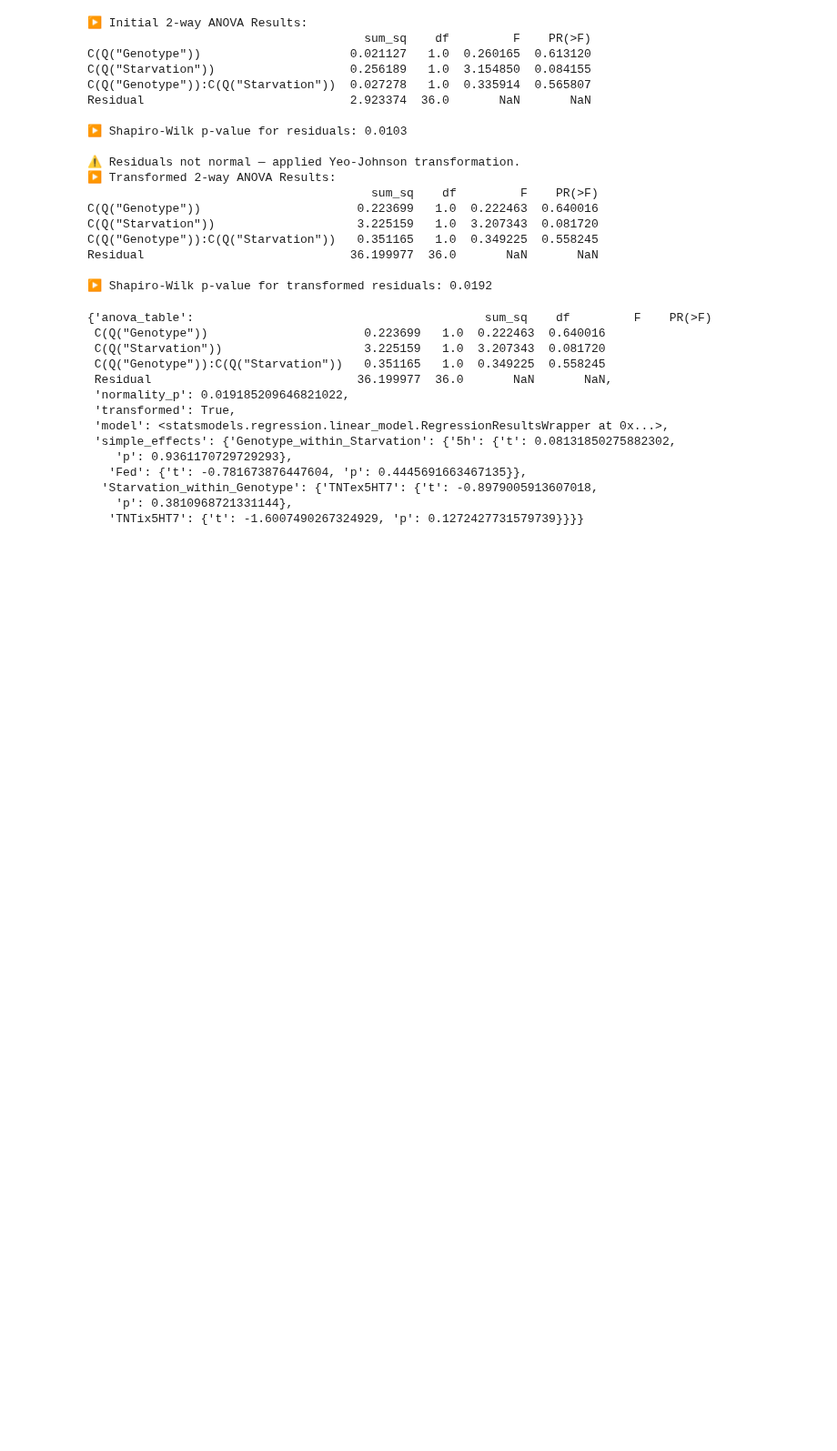
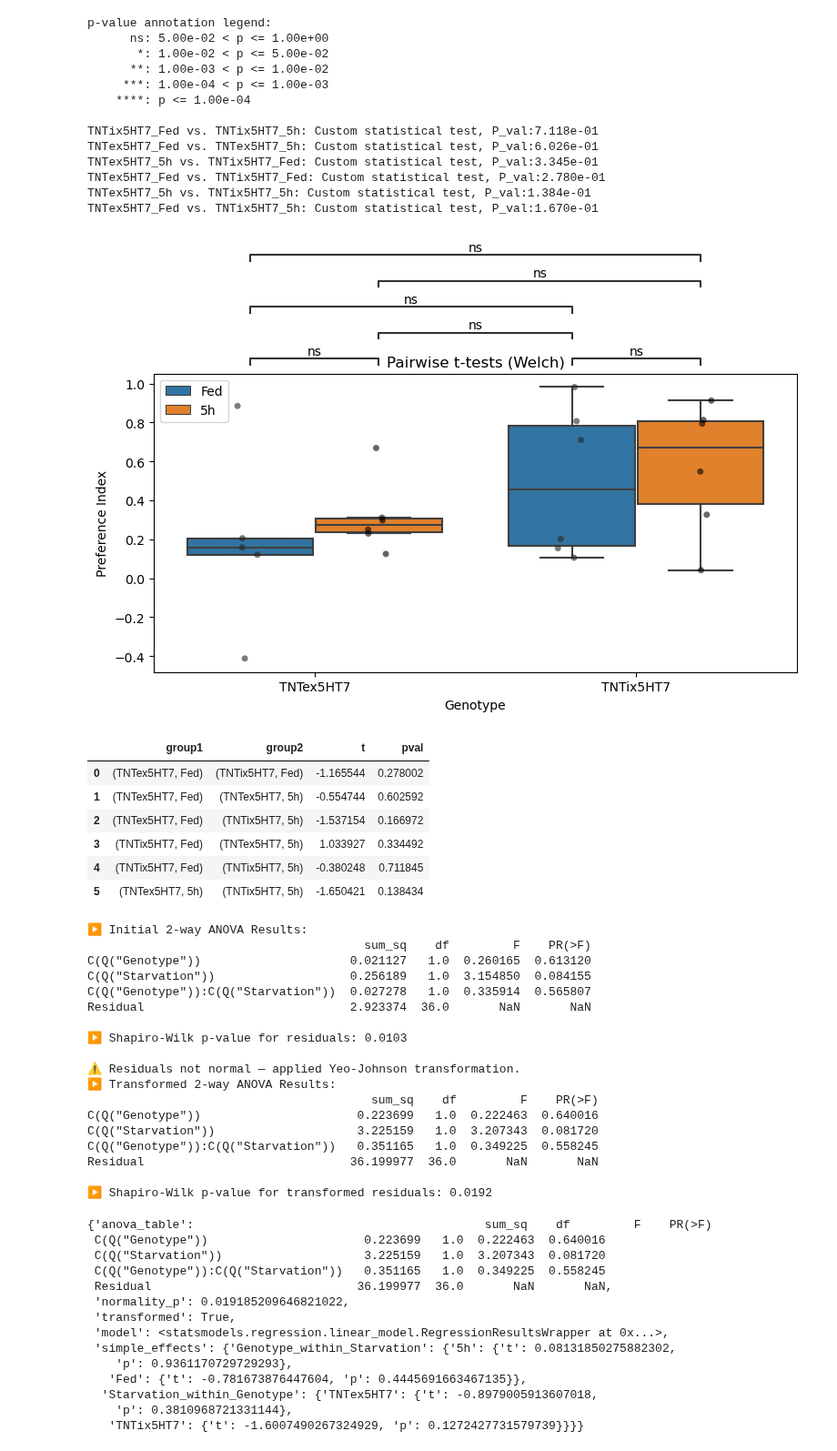
Before and after one commit to HariPNarayanan/larva-locater, a Jupyter notebook: Structured/analysis_bulk.ipynb, the cells around one changed output. Shown at 91% size. Drawn from its saved outputs; the diff is of its cells as text; code cells hidden in the pictures; blank space fills up the shorter version.

```diff
--- a/Structured/analysis_bulk.ipynb
+++ b/Structured/analysis_bulk.ipynb
@@ -273,3 +261,27 @@ Residual                                      NaN
+# %%
+framewise_stats.pairwise_ttests_plot(frame_df, trial_averages=True, test="mann-whitney")
+# %% [output]
+p-value annotation legend:
+      ns: 5.00e-02 < p <= 1.00e+00
+       *: 1.00e-02 < p <= 5.00e-02
+      **: 1.00e-03 < p <= 1.00e-02
+     ***: 1.00e-04 < p <= 1.00e-03
+    ****: p <= 1.00e-04
+
+TNTix5HT7_Fed vs. TNTix5HT7_5h: Custom statistical test, P_val:7.118e-01
+TNTex5HT7_Fed vs. TNTex5HT7_5h: Custom statistical test, P_val:6.026e-01
+TNTex5HT7_5h vs. TNTix5HT7_Fed: Custom statistical test, P_val:3.345e-01
+TNTex5HT7_Fed vs. TNTix5HT7_Fed: Custom statistical test, P_val:2.780e-01
+TNTex5HT7_5h vs. TNTix5HT7_5h: Custom statistical test, P_val:1.384e-01
+TNTex5HT7_Fed vs. TNTix5HT7_5h: Custom statistical test, P_val:1.670e-01
+[figure, added]
+|  | group1 | group2 | t | pval |
+| 0 | (TNTex5HT7, Fed) | (TNTix5HT7, Fed) | -1.165544 | 0.278002 |
+| 1 | (TNTex5HT7, Fed) | (TNTex5HT7, 5h) | -0.554744 | 0.602592 |
+| 2 | (TNTex5HT7, Fed) | (TNTix5HT7, 5h) | -1.537154 | 0.166972 |
+| 3 | (TNTix5HT7, Fed) | (TNTex5HT7, 5h) | 1.033927 | 0.334492 |
+| 4 | (TNTix5HT7, Fed) | (TNTix5HT7, 5h) | -0.380248 | 0.711845 |
+| 5 | (TNTex5HT7, 5h) | (TNTix5HT7, 5h) | -1.650421 | 0.138434 |
 # %%
 # #Replace the RHS with whichever dataframe you would like to plot.
 
```
Also changed, not shown: parts of 2 cells of this notebook, 1 other file.
